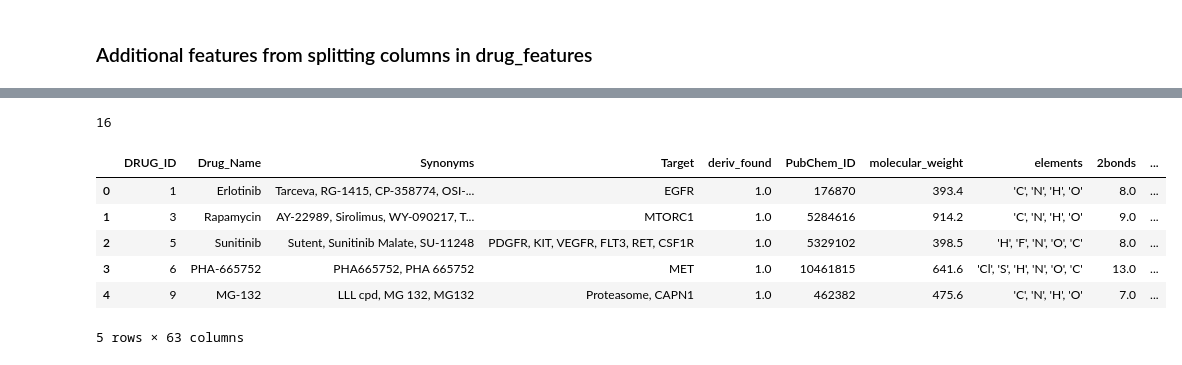
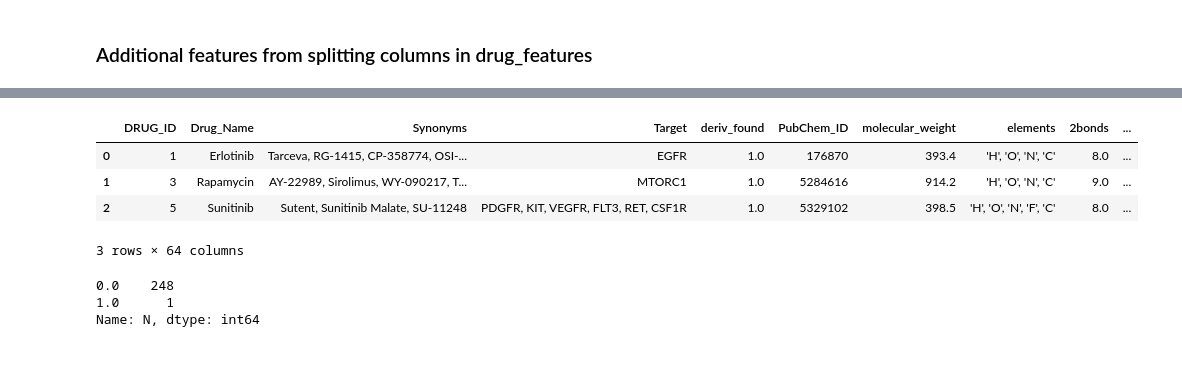
Before and after one commit to redskull37/DrugProfiles, a Jupyter notebook: 7_2_Short_drug_features.ipynb, the cells around one changed output, grey strips where cells are left out. Drawn from its saved outputs; the diff is of its cells as text; code cells hidden in the pictures.

```diff
--- a/7_2_Short_drug_features.ipynb
+++ b/7_2_Short_drug_features.ipynb
@@ -236,7 +236,7 @@ for PubChem_id in drug_features["PubChem_ID"].values:
 
         drug_features.loc[drug_index, "complexity"] = c.complexity
 
-        drug_features.loc[drug_index, "complexity"] = c.h_bond_donor_count
+        drug_features.loc[drug_index, "h_bond_donor_count"] = c.h_bond_donor_count
 
         drug_features.loc[drug_index, "h_bond_acceptor_count"] = c.h_bond_acceptor_count
 
@@ -290,4 +395,6 @@ It is also worth considering elements columns and that deleting columns with C a
 # %%
-drug_features["first_target"] = drug_features["Target"].str.split(",", expand=True).fillna(0)[0]
-drug_features["second_target"] = drug_features["Target"].str.split(",", expand=True).fillna(0)[1]
-drug_features["third_target"] = drug_features["Target"].str.split(",", expand=True).fillna(0)[2]
+#As in the Target column only several drugs have more than 3 values, only three dumny columns were created
+
+# drug_features["first_target"] = drug_features["Target"].str.split(",", expand=True).fillna(0)[0]
+# drug_features["second_target"] = drug_features["Target"].str.split(",", expand=True).fillna(0)[1]
+# drug_features["third_target"] = drug_features["Target"].str.split(",", expand=True).fillna(0)[2]
@@ -296,3 +400,0 @@ drug_features["third_target"] = drug_features["Target"].str.split(",", expand=Tr
-# %%
-drug_features = pd.concat([drug_features, pd.get_dummies(drug_features["Target_Pathway"])], axis=1).drop("Target_Pathway", axis=1)
-drug_features.shape
@@ -301,7 +403,7 @@ drug_features.shape
 # %%
 %%time
 all_elements = list(set(drug_features["elements"].str.split(",", expand=True).fillna(0).values.flatten())- set([0," 'C'", "'C'", " 'H'"]))
-elements_in_drugs= [atom.strip(" ").strip("'") for atom in all_elements]
+elements_in_drugs= list(set([atom.strip(" ").strip("'") for atom in all_elements]))
 exceptions =[]
 for drug_index in drug_features.index:
     compound_elements = drug_features.loc[drug_index, "elements"]
@@ -320,6 +422,4 @@ Wall time: 1.81 s
 # %%
 drug_features.loc[exceptions, :].shape[0]
-# %% [output]
-16
 # %%
 #drug_features.drop("Unnamed: 0", axis=1).to_csv("results/drug_features_with_pubchem_properties.csv")
@@ -327,12 +429,16 @@ drug_features.to_csv("results/drug_features_with_pubchem_properties.csv")
 # %%
-drug_features.head()
+drug_features.head(3)
 # %% [output]
 |  | DRUG_ID | Drug_Name | Synonyms | Target | deriv_found | PubChem_ID | molecular_weight | elements | 2bonds | ... |
-| 0 | 1 | Erlotinib | Tarceva, RG-1415, CP-358774, OSI-... | EGFR | 1.0 | 176870 | 393.4 | 'C', 'N', 'H', 'O' | 8.0 | ... |
-| 1 | 3 | Rapamycin | AY-22989, Sirolimus, WY-090217, T... | MTORC1 | 1.0 | 5284616 | 914.2 | 'C', 'N', 'H', 'O' | 9.0 | ... |
-| 2 | 5 | Sunitinib | Sutent, Sunitinib Malate, SU-11248 | PDGFR, KIT, VEGFR, FLT3, RET, CSF1R | 1.0 | 5329102 | 398.5 | 'H', 'F', 'N', 'O', 'C' | 8.0 | ... |
-| 3 | 6 | PHA-665752 | PHA665752, PHA 665752 | MET | 1.0 | 10461815 | 641.6 | 'Cl', 'S', 'H', 'N', 'O', 'C' | 13.0 | ... |
-| 4 | 9 | MG-132 | LLL cpd, MG 132, MG132 | Proteasome, CAPN1 | 1.0 | 462382 | 475.6 | 'C', 'N', 'H', 'O' | 7.0 | ... |
+| 0 | 1 | Erlotinib | Tarceva, RG-1415, CP-358774, OSI-... | EGFR | 1.0 | 176870 | 393.4 | 'H', 'O', 'N', 'C' | 8.0 | ... |
+| 1 | 3 | Rapamycin | AY-22989, Sirolimus, WY-090217, T... | MTORC1 | 1.0 | 5284616 | 914.2 | 'H', 'O', 'N', 'C' | 9.0 | ... |
+| 2 | 5 | Sunitinib | Sutent, Sunitinib Malate, SU-11248 | PDGFR, KIT, VEGFR, FLT3, RET, CSF1R | 1.0 | 5329102 | 398.5 | 'H', 'O', 'N', 'F', 'C' | 8.0 | ... |
-5 rows × 63 columns
+3 rows × 64 columns
+# %%
+drug_features["N"].value_counts()
+# %% [output]
+0.0    248
+1.0      1
+Name: N, dtype: int64
 # %%
 drug_features.columns
```
Also changed, not shown: parts of 39 cells of this notebook, 18 other files.
